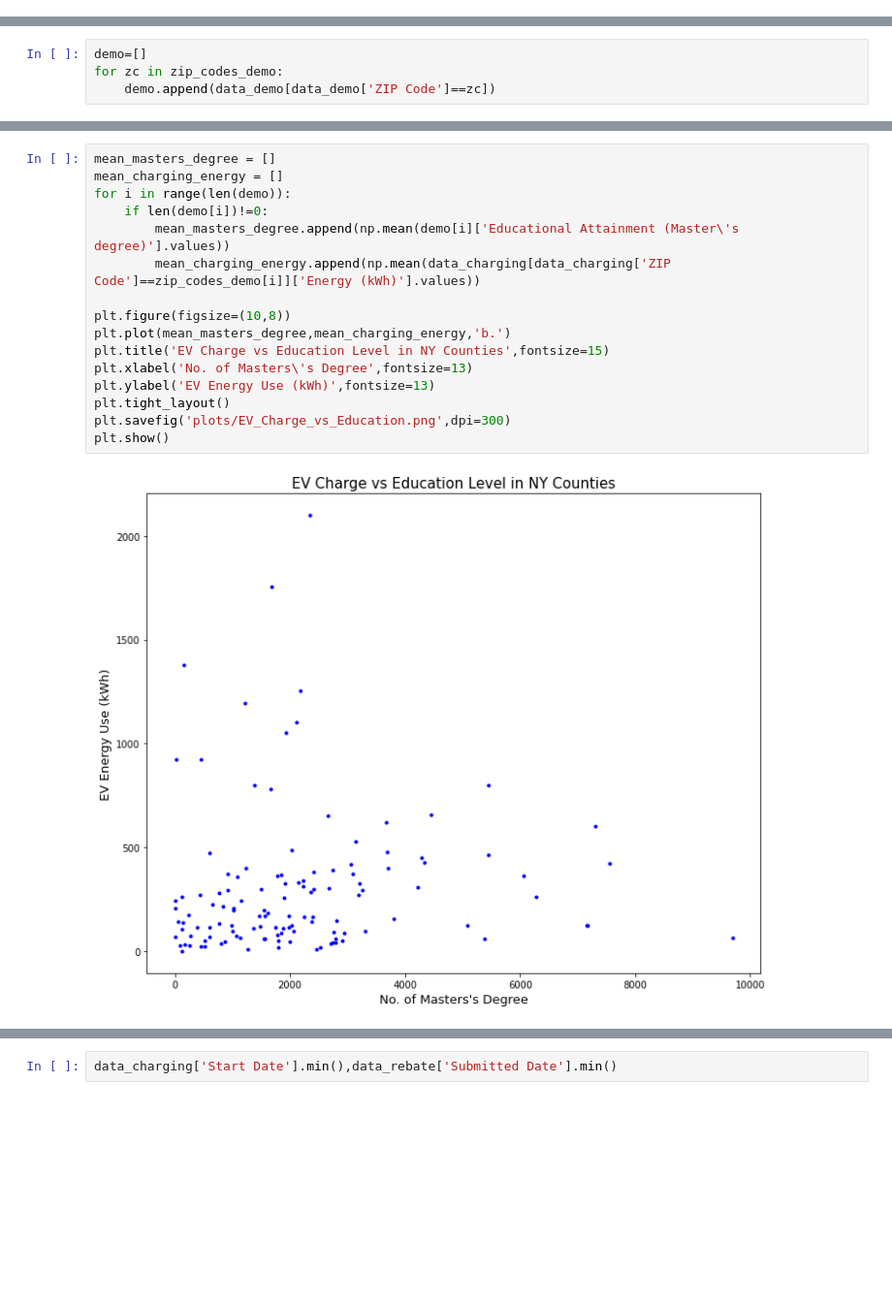
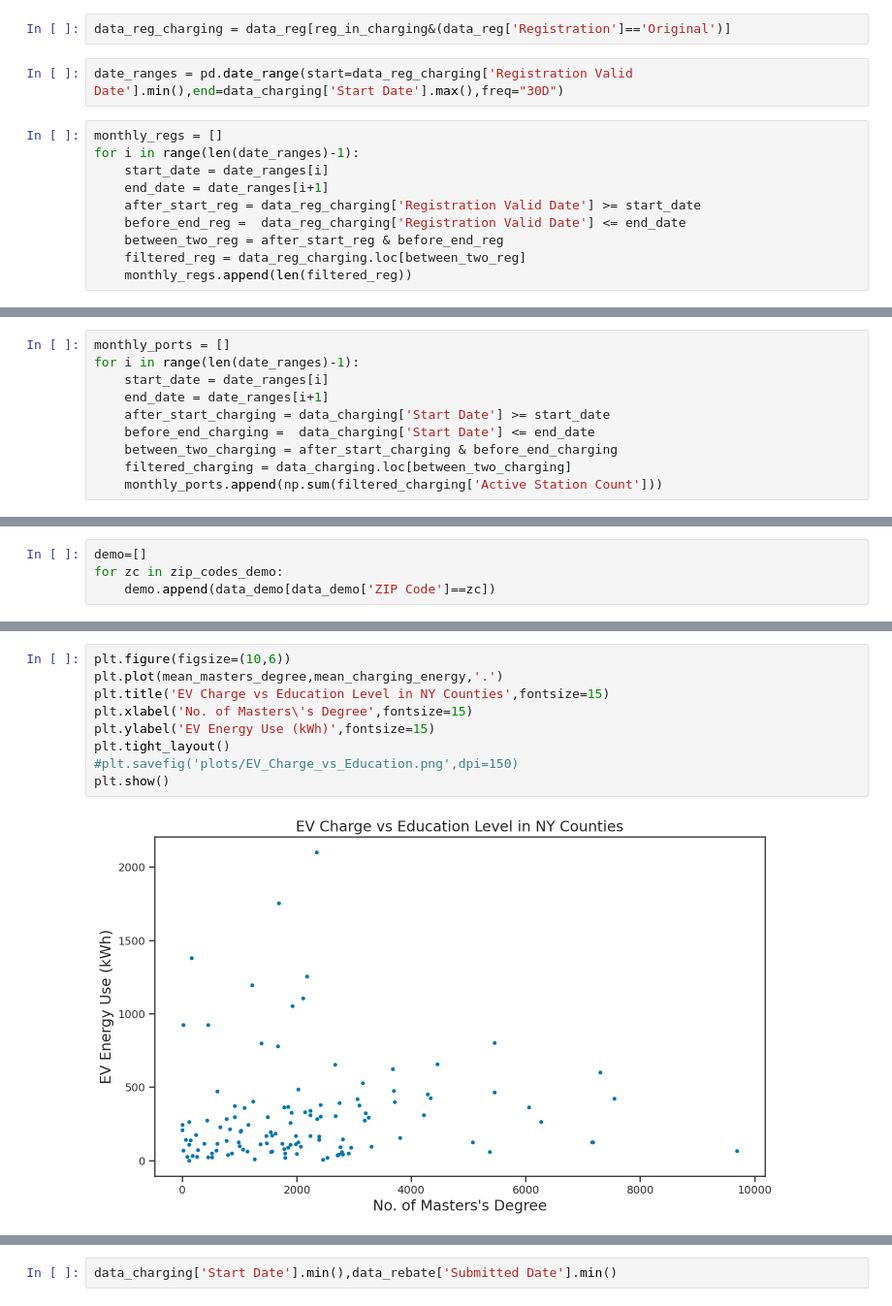
Before and after one commit to sidmohite/tdi_capstone_project, a Jupyter notebook: EV_Charging_Data.ipynb, the cells around one changed output, grey strips where cells are left out. Shown at 97% size. Drawn from its saved outputs; the diff is of its cells as text; blank space fills up the shorter version.

Commit message:
Add plots

```diff
--- a/EV_Charging_Data.ipynb
+++ b/EV_Charging_Data.ipynb
@@ -44,0 +79,14 @@ data_charging = data_charging.dropna()
+# %%
+data_reg_charging = data_reg[reg_in_charging&(data_reg['Registration']=='Original')]
+# %%
+date_ranges = pd.date_range(start=data_reg_charging['Registration Valid Date'].min(),end=data_charging['Start Date'].max(),freq="30D")
+# %%
+monthly_regs = []
+for i in range(len(date_ranges)-1):
+    start_date = date_ranges[i]
+    end_date = date_ranges[i+1]
+    after_start_reg = data_reg_charging['Registration Valid Date'] >= start_date
+    before_end_reg =  data_reg_charging['Registration Valid Date'] <= end_date
+    between_two_reg = after_start_reg & before_end_reg
+    filtered_reg = data_reg_charging.loc[between_two_reg]
+    monthly_regs.append(len(filtered_reg))
@@ -44,0 +95,10 @@ data_charging = data_charging.dropna()
+# %%
+monthly_ports = []
+for i in range(len(date_ranges)-1):
+    start_date = date_ranges[i]
+    end_date = date_ranges[i+1]
+    after_start_charging = data_charging['Start Date'] >= start_date
+    before_end_charging =  data_charging['Start Date'] <= end_date
+    between_two_charging = after_start_charging & before_end_charging
+    filtered_charging = data_charging.loc[between_two_charging]
+    monthly_ports.append(np.sum(filtered_charging['Active Station Count']))
@@ -55,18 +155,11 @@ for zc in zip_codes_demo:
 # %%
-mean_masters_degree = []
-mean_charging_energy = []
-for i in range(len(demo)):
-    if len(demo[i])!=0:
-        mean_masters_degree.append(np.mean(demo[i]['Educational Attainment (Master\'s degree)'].values))
-        mean_charging_energy.append(np.mean(data_charging[data_charging['ZIP Code']==zip_codes_demo[i]]['Energy (kWh)'].values))
-
-plt.figure(figsize=(10,8))
-plt.plot(mean_masters_degree,mean_charging_energy,'b.')
+plt.figure(figsize=(10,6))
+plt.plot(mean_masters_degree,mean_charging_energy,'.')
 plt.title('EV Charge vs Education Level in NY Counties',fontsize=15)
-plt.xlabel('No. of Masters\'s Degree',fontsize=13)
-plt.ylabel('EV Energy Use (kWh)',fontsize=13)
+plt.xlabel('No. of Masters\'s Degree',fontsize=15)
+plt.ylabel('EV Energy Use (kWh)',fontsize=15)
 plt.tight_layout()
-plt.savefig('plots/EV_Charge_vs_Education.png',dpi=300)
+#plt.savefig('plots/EV_Charge_vs_Education.png',dpi=150)
 plt.show()
 # %% [output]
-[figure, old version]
+[figure, new version]
```
Also changed, not shown: parts of 20 cells of this notebook, 7 other files.
